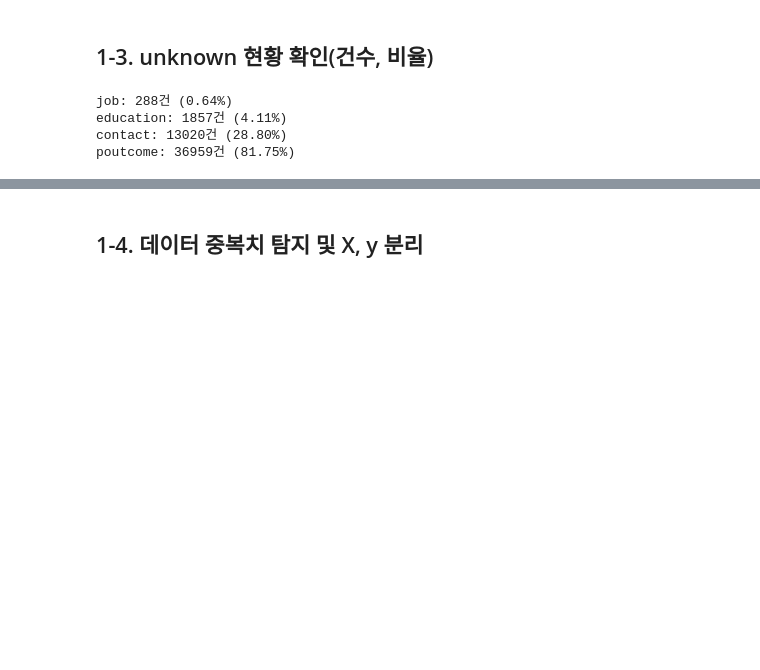
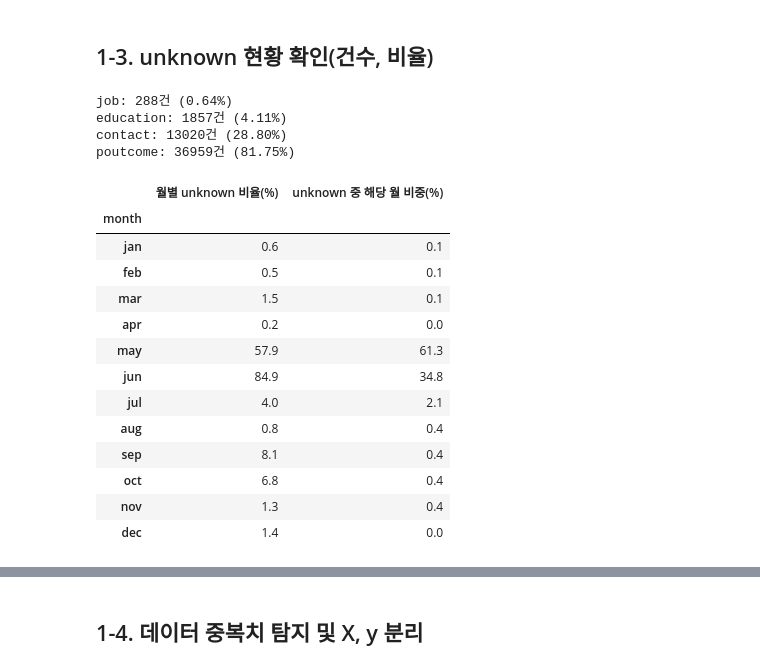
Before and after one commit to kant-deposit-project/deposit_project, a Jupyter notebook: project.ipynb, the cells around one changed output, grey strips where cells are left out. Saved outputs shown, nothing was run; the diff lists cells and outputs as text; code cells hidden in the pictures; blank space fills up the shorter version.

Commit message:
contact unknown 월별 분포 확인 셀 추가 및 노트북 정리

```diff
--- a/project.ipynb
+++ b/project.ipynb
@@ -55,14 +55,32 @@ dtype: int64
 # %%
 # unknown 현황 다시 확인
 unknown_cols = ['job', 'education', 'contact', 'poutcome']
 for col in unknown_cols:
     print(f"{col}: {(df[col] == 'unknown').sum()}건 ({(df[col] == 'unknown').mean()*100:.2f}%)")
 
-# job: 행 삭제 / education: 직업별 최빈값 대체 (1-5에서 처리)
-# contact, poutcome: 별도 대체 없이 'unknown'을 하나의 범주로 유지
-# → 이후 원-핫 인코딩 시 contact_unknown, poutcome_unknown으로 자동 생성됨
+# contact unknown이 특정 월에 몰려 있는지 확인
+month_order = ['jan', 'feb', 'mar', 'apr', 'may', 'jun', 'jul', 'aug', 'sep', 'oct', 'nov', 'dec']
+contact_unknown = pd.DataFrame({
+    '월별 unknown 비율(%)': (df['contact'] == 'unknown').groupby(df['month']).mean().mul(100).round(1),
+    'unknown 중 해당 월 비중(%)': df.loc[df['contact'] == 'unknown', 'month'].value_counts(normalize=True).mul(100).round(1),
+}).reindex(month_order)
+contact_unknown
 # %% [output]
 job: 288건 (0.64%)
 education: 1857건 (4.11%)
 contact: 13020건 (28.80%)
 poutcome: 36959건 (81.75%)
+|  | 월별 unknown 비율(%) | unknown 중 해당 월 비중(%) |
+| month |  |  |
+| jan | 0.6 | 0.1 |
+| feb | 0.5 | 0.1 |
+| mar | 1.5 | 0.1 |
+| apr | 0.2 | 0.0 |
+| may | 57.9 | 61.3 |
+| jun | 84.9 | 34.8 |
+| jul | 4.0 | 2.1 |
+| aug | 0.8 | 0.4 |
+| sep | 8.1 | 0.4 |
+| oct | 6.8 | 0.4 |
+| nov | 1.3 | 0.4 |
+| dec | 1.4 | 0.0 |
```
Also changed, not shown: parts of 2 cells of this notebook, 1 other file.
